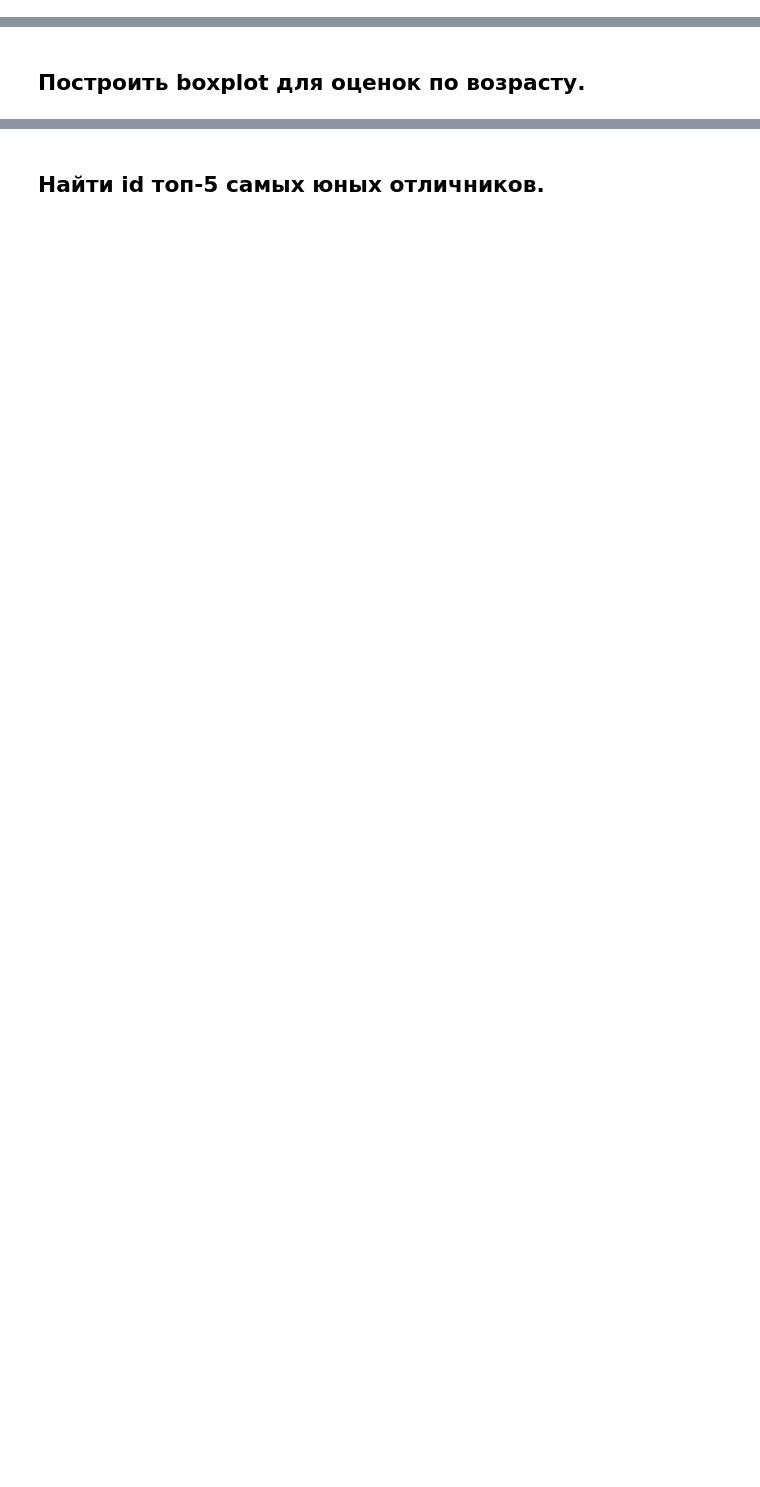
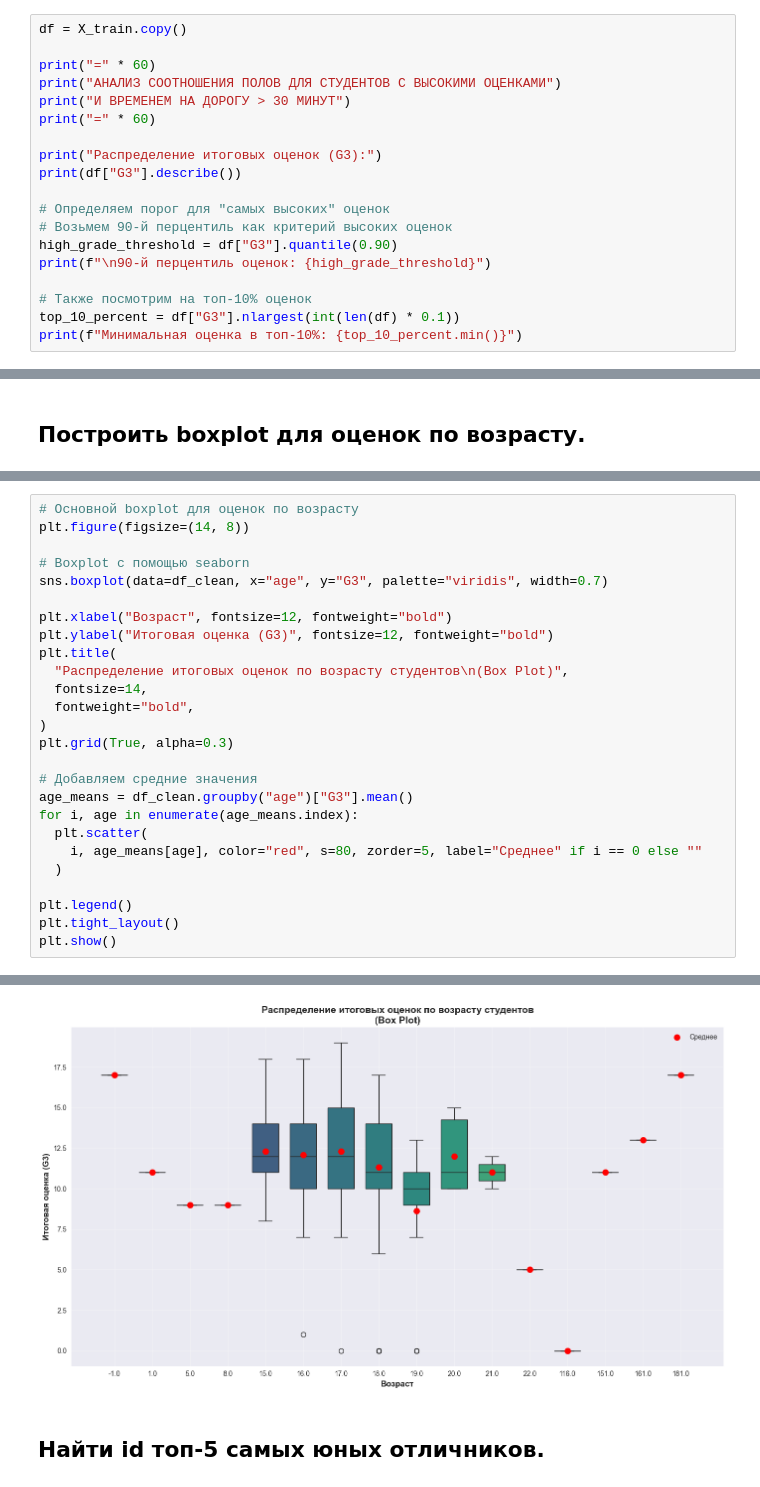
Before and after one commit to UmbrellaLeaf5/machine_learning, a Jupyter notebook: homeworks/hw1/hw_1_EDA.ipynb, the cells around one changed output, grey strips where cells are left out. Cells and saved outputs as stored; diff of their text form; blank space fills up the shorter version.

```diff
--- a/homeworks/hw1/hw_1_EDA.ipynb
+++ b/homeworks/hw1/hw_1_EDA.ipynb
@@ -957,2 +944,21 @@ print("4. Признаки с пропусками требуют импутац
 # %% [markdown]
 ## Найдите соотношение мужского и женского пола для самых выскоих оценок (G3) из датасета, у которых время на дорогу больше, чем 30 минут. Нарисуйте это соотношение на круговой диаграмме
+# %%
+df = X_train.copy()
+
+print("=" * 60)
+print("АНАЛИЗ СООТНОШЕНИЯ ПОЛОВ ДЛЯ СТУДЕНТОВ С ВЫСОКИМИ ОЦЕНКАМИ")
+print("И ВРЕМЕНЕМ НА ДОРОГУ > 30 МИНУТ")
+print("=" * 60)
+
+print("Распределение итоговых оценок (G3):")
+print(df["G3"].describe())
+
+# Определяем порог для "самых высоких" оценок
+# Возьмем 90-й перцентиль как критерий высоких оценок
+high_grade_threshold = df["G3"].quantile(0.90)
+print(f"\n90-й перцентиль оценок: {high_grade_threshold}")
+
+# Также посмотрим на топ-10% оценок
+top_10_percent = df["G3"].nlargest(int(len(df) * 0.1))
+print(f"Минимальная оценка в топ-10%: {top_10_percent.min()}")
@@ -960,0 +1304,27 @@ print("4. Признаки с пропусками требуют импутац
+# %%
+# Основной boxplot для оценок по возрасту
+plt.figure(figsize=(14, 8))
+
+# Boxplot с помощью seaborn
+sns.boxplot(data=df_clean, x="age", y="G3", palette="viridis", width=0.7)
+
+plt.xlabel("Возраст", fontsize=12, fontweight="bold")
+plt.ylabel("Итоговая оценка (G3)", fontsize=12, fontweight="bold")
+plt.title(
+  "Распределение итоговых оценок по возрасту студентов\n(Box Plot)",
+  fontsize=14,
+  fontweight="bold",
+)
+plt.grid(True, alpha=0.3)
+
+# Добавляем средние значения
+age_means = df_clean.groupby("age")["G3"].mean()
+for i, age in enumerate(age_means.index):
+  plt.scatter(
+    i, age_means[age], color="red", s=80, zorder=5, label="Среднее" if i == 0 else ""
+  )
+
+plt.legend()
+plt.tight_layout()
+plt.show()
+# %% [output]
@@ -961,2 +1334,3 @@ print("4. Признаки с пропусками требуют импутац
+[figure, added]
 # %% [markdown]
 ## Найти id топ-5 самых юных отличников.
```
Also changed, not shown: parts of 40 cells of this notebook.
